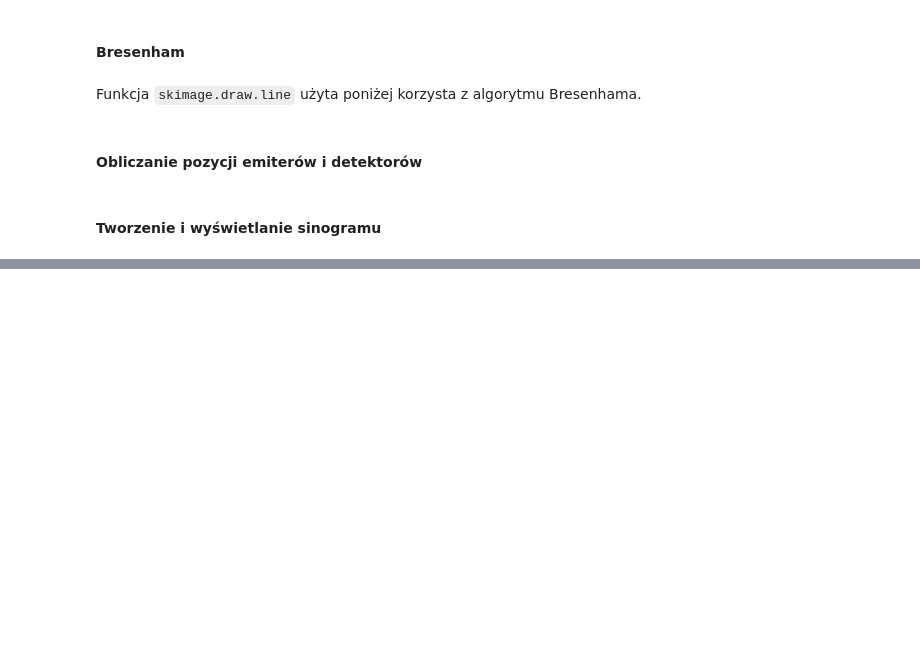
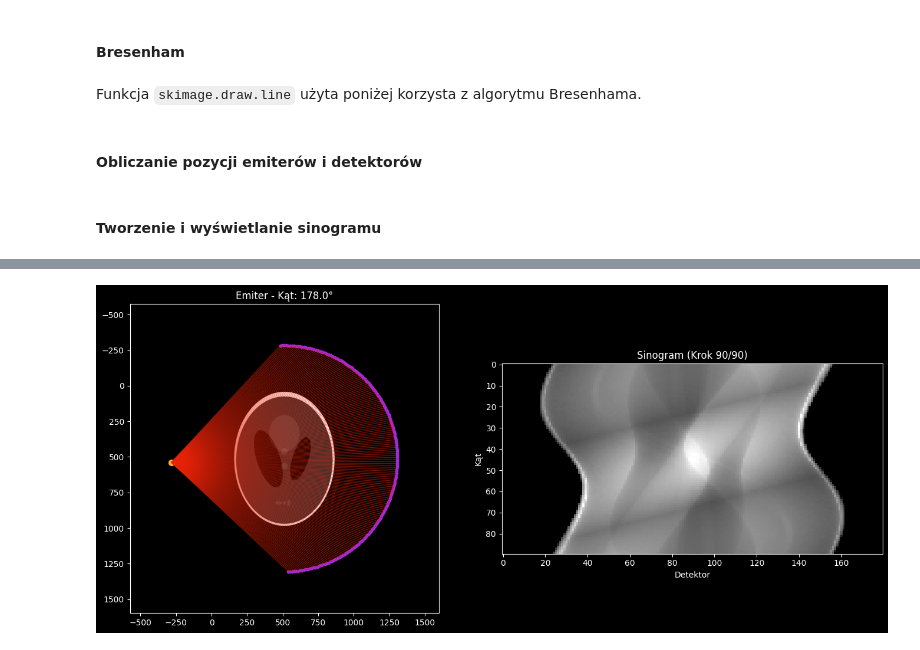
Before and after one commit to pwlsp/tomograf, a Jupyter notebook: tomograf.ipynb, the cells around one changed output, grey strips where cells are left out. Saved outputs shown, nothing was run; the diff lists cells and outputs as text; code cells hidden in the pictures; blank space fills up the shorter version.

```diff
--- a/tomograf.ipynb
+++ b/tomograf.ipynb
@@ -220,0 +319,8 @@ plot_sinogram(radon(image, test2_scan_positions))
+# %%
+simulate_scan(
+    image,
+    test2_scan_positions,
+    draw_every=5,
+)
+# %% [output]
+[figure, added]
```
Also changed, not shown: parts of 4 cells of this notebook.
